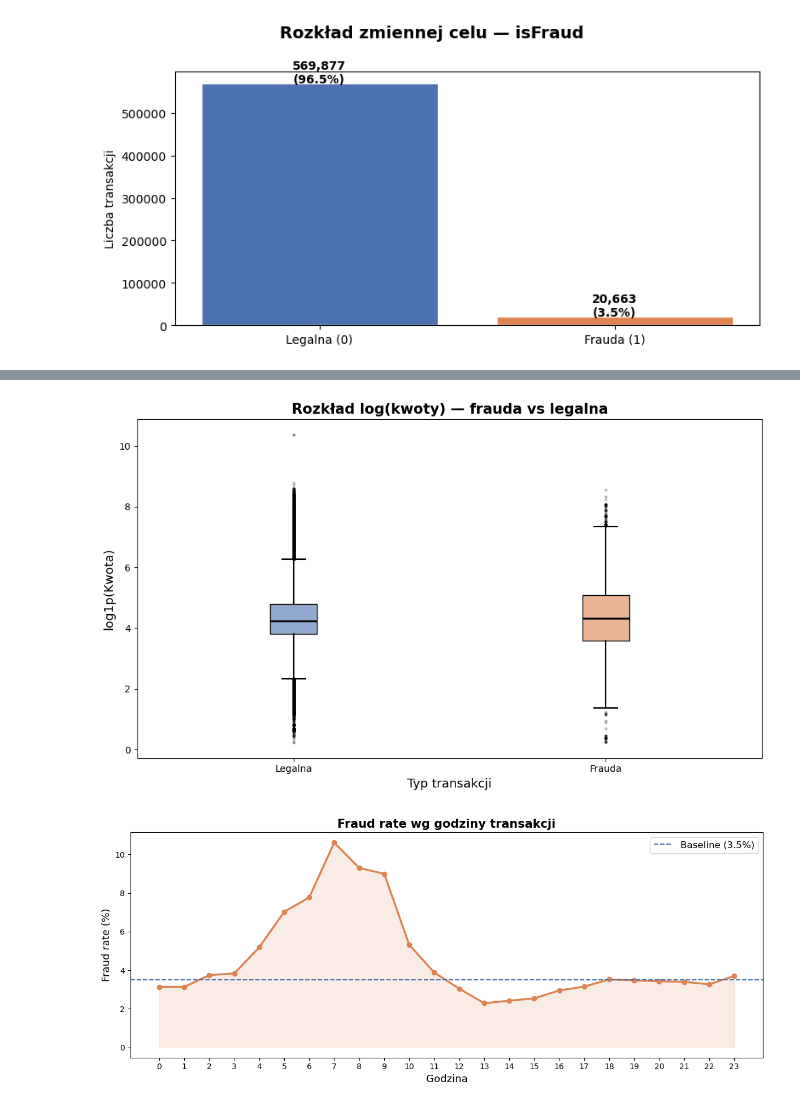
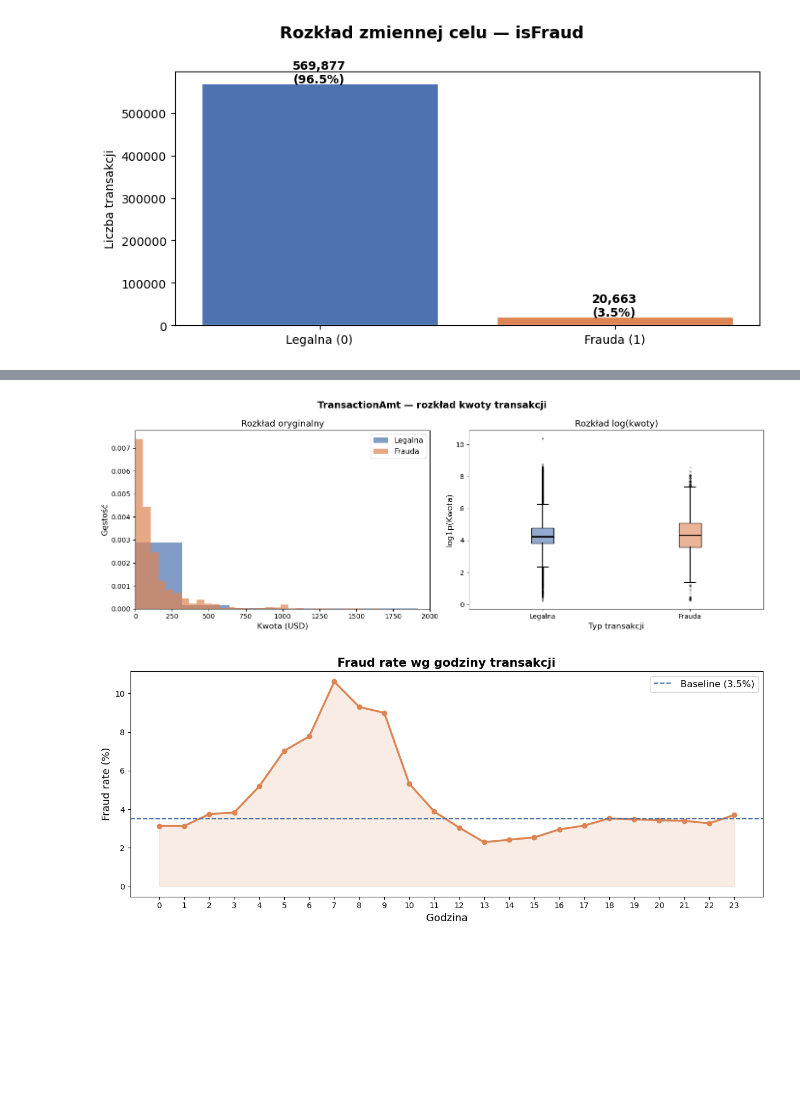
Before and after one commit to MadejMatt/DM_project, a Jupyter notebook: 01_EDA&DataPreprocessing/01_EDA&DataPreprocessing.ipynb, the cells around one changed output, grey strips where cells are left out. Drawn from its saved outputs; the diff is of its cells as text; code cells hidden in the pictures; blank space fills up the shorter version.

```diff
--- a/01_EDA&DataPreprocessing/01_EDA&DataPreprocessing.ipynb
+++ b/01_EDA&DataPreprocessing/01_EDA&DataPreprocessing.ipynb
@@ -710,23 +755,36 @@ plt.show()
-# %%
-fig, ax = plt.subplots(figsize=(10, 6))
-
-data_box = [np.log1p(legalna), np.log1p(fraud)]
-bp = ax.boxplot(data_box, patch_artist=True, labels=["Legalna", "Frauda"],
-                medianprops=dict(color="black", linewidth=2),
-                whiskerprops=dict(linewidth=1.5),
-                capprops=dict(linewidth=1.5),
-                flierprops=dict(marker="o", markersize=2, alpha=0.3))
-bp["boxes"][0].set_facecolor("#4c72b099")
-bp["boxes"][1].set_facecolor("#dd845299")
-
-ax.set_ylabel("log1p(Kwota)", fontsize=13)
-ax.set_xlabel("Typ transakcji", fontsize=13)
-ax.set_title("Rozkład log(kwoty) — frauda vs legalna", fontsize=15, fontweight="bold")
-
-plt.tight_layout()
-plt.show()
-# %% [output]
-[figure, removed]
+# %%
+fig, axes = plt.subplots(1, 2, figsize=(14, 5))
+fig.suptitle("TransactionAmt — rozkład kwoty transakcji", fontsize=14, fontweight="bold")
+
+fraud   = train[train["isFraud"] == 1]["TransactionAmt"]
+legalna = train[train["isFraud"] == 0]["TransactionAmt"]
+
+# Histogram
+axes[0].hist(legalna, bins=100, color="#4c72b0", alpha=0.7, label="Legalna", density=True)
+axes[0].hist(fraud,   bins=100, color="#dd8452", alpha=0.7, label="Frauda",  density=True)
+axes[0].set_xlabel("Kwota (USD)", fontsize=12)
+axes[0].set_ylabel("Gęstość", fontsize=12)
+axes[0].set_title("Rozkład oryginalny", fontsize=13)
+axes[0].set_xlim(0, 2000)
+axes[0].legend(fontsize=11)
+
+# Boxplot
+data_box = [np.log1p(legalna), np.log1p(fraud)]
+bp = axes[1].boxplot(data_box, patch_artist=True, labels=["Legalna", "Frauda"],
+                     medianprops=dict(color="black", linewidth=2),
+                     whiskerprops=dict(linewidth=1.5),
+                     capprops=dict(linewidth=1.5),
+                     flierprops=dict(marker="o", markersize=2, alpha=0.3))
+bp["boxes"][0].set_facecolor("#4c72b099")
+bp["boxes"][1].set_facecolor("#dd845299")
+axes[1].set_ylabel("log1p(Kwota)", fontsize=12)
+axes[1].set_xlabel("Typ transakcji", fontsize=12)
+axes[1].set_title("Rozkład log(kwoty)", fontsize=13)
+
+plt.tight_layout()
+plt.show()
+# %% [output]
+[figure, added]
 # %%
 fig, ax = plt.subplots(figsize=(12, 5))
 
```
Also changed, not shown: parts of 6 cells of this notebook.
